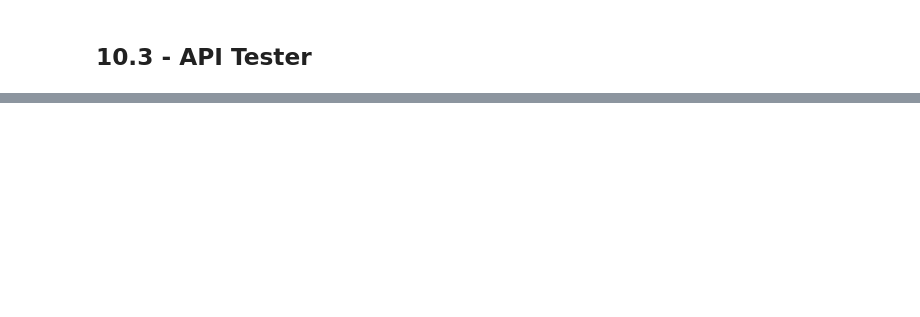
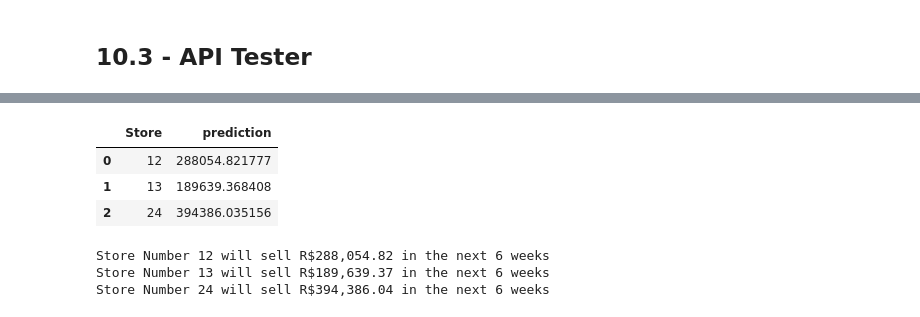
Before and after one commit to guigrandim/rossmann_store_sales, a Jupyter notebook: notebooks/datasets_analysis.ipynb, the cells around one changed output, grey strips where cells are left out. Cells and saved outputs as stored; diff of their text form; code cells hidden in the pictures; blank space fills up the shorter version.

```diff
--- a/notebooks/datasets_analysis.ipynb
+++ b/notebooks/datasets_analysis.ipynb
@@ -1701,0 +1730,18 @@ ModuleNotFoundError: No module named 'flask'
+# %%
+store_col = "Store" if "Store" in d1.columns else "store"
+df2 = d1[[store_col, "prediction"]].groupby(store_col).sum().reset_index()
+display(df2.head())
+
+for i in range(len(df2)):
+    print("Store Number {} will sell R${:,.2f} in the next 6 weeks".format(
+        df2.loc[i, store_col],
+        df2.loc[i, "prediction"]
+    ))
+# %% [output]
+|  | Store | prediction |
+| 0 | 12 | 288054.821777 |
+| 1 | 13 | 189639.368408 |
+| 2 | 24 | 394386.035156 |
+Store Number 12 will sell R$288,054.82 in the next 6 weeks
+Store Number 13 will sell R$189,639.37 in the next 6 weeks
+Store Number 24 will sell R$394,386.04 in the next 6 weeks
```
Also changed, not shown: parts of 8 cells of this notebook, 2 other files.
